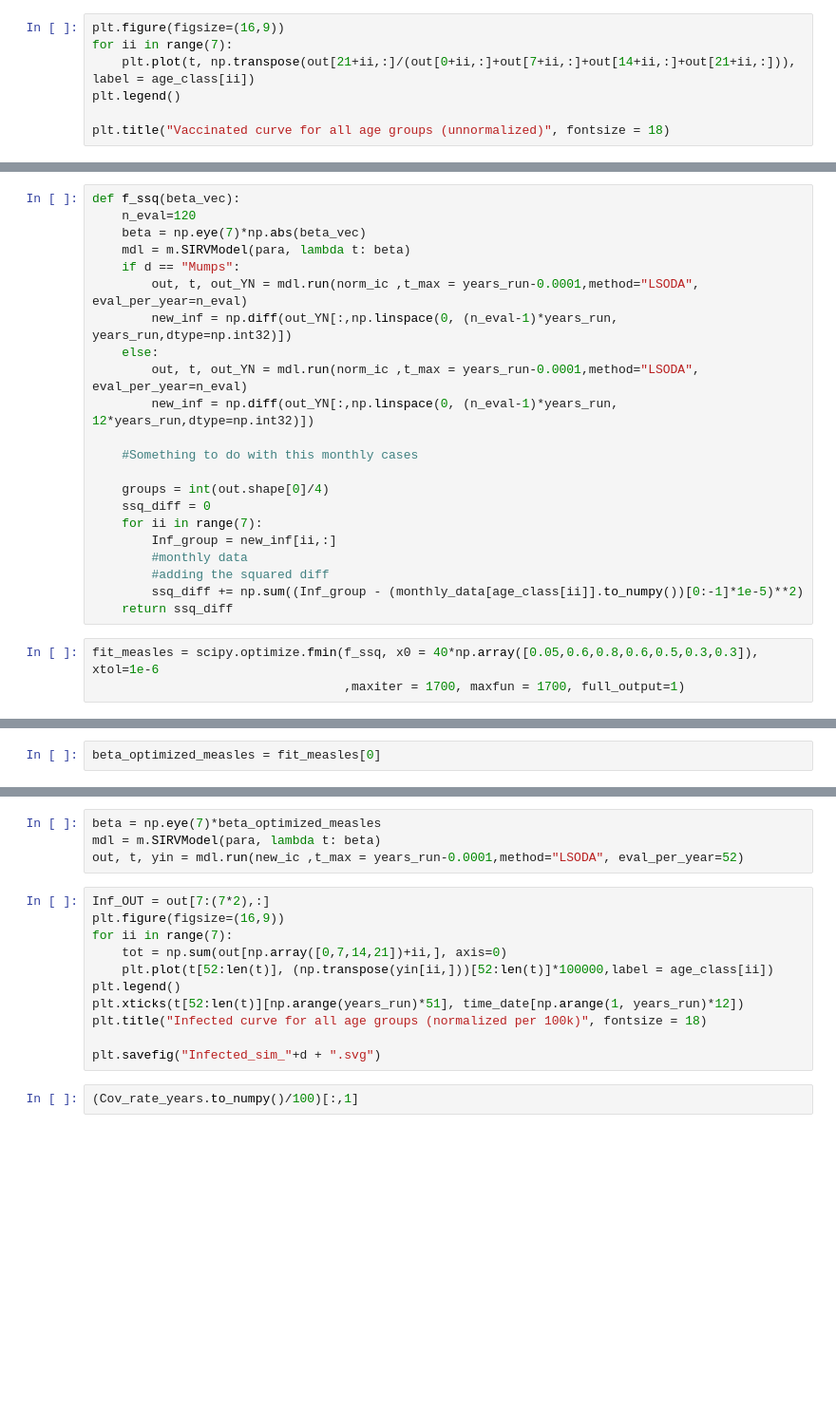
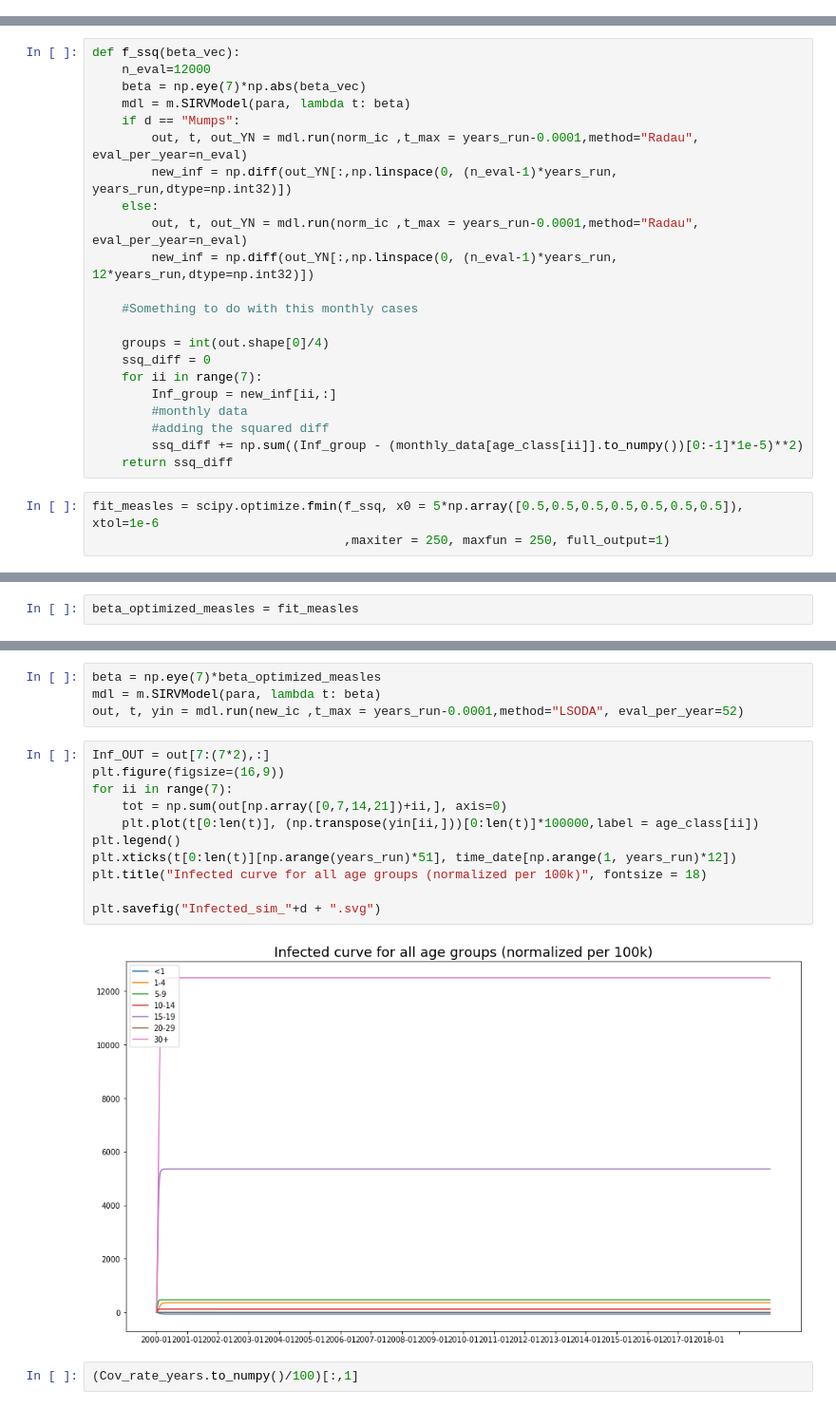
Before and after one commit to dhelekal/EpiRSG2020, a Jupyter notebook: model/Simulation_from_data.ipynb, the cells around one changed output, grey strips where cells are left out. Shown at 95% size. Cells and saved outputs as stored; diff of their text form; blank space fills up the shorter version.

```diff
--- a/model/Simulation_from_data.ipynb
+++ b/model/Simulation_from_data.ipynb
@@ -205,7 +204,0 @@ if d == "Mumps":
-# %%
-plt.figure(figsize=(16,9))
-for ii in range(7):
-    plt.plot(t, np.transpose(out[21+ii,:]/(out[0+ii,:]+out[7+ii,:]+out[14+ii,:]+out[21+ii,:])), label = age_class[ii])
-plt.legend()
-
-plt.title("Vaccinated curve for all age groups (unnormalized)", fontsize = 18)
@@ -216,14 +213,14 @@ Text(0.5, 1.0, 'Vaccinated curve for all age groups (unnormalized)')
 monthly_data_cut = monthly_data.iloc[0:(monthly_data.shape[0]-12),:]
 # %%
 def f_ssq(beta_vec):
-    n_eval=120
+    n_eval=12000
     beta = np.eye(7)*np.abs(beta_vec)
     mdl = m.SIRVModel(para, lambda t: beta)
     if d == "Mumps":
-        out, t, out_YN = mdl.run(norm_ic ,t_max = years_run-0.0001,method="LSODA", eval_per_year=n_eval)
+        out, t, out_YN = mdl.run(norm_ic ,t_max = years_run-0.0001,method="Radau", eval_per_year=n_eval)
         new_inf = np.diff(out_YN[:,np.linspace(0, (n_eval-1)*years_run, years_run,dtype=np.int32)])
     else:
-        out, t, out_YN = mdl.run(norm_ic ,t_max = years_run-0.0001,method="LSODA", eval_per_year=n_eval)
+        out, t, out_YN = mdl.run(norm_ic ,t_max = years_run-0.0001,method="Radau", eval_per_year=n_eval)
         new_inf = np.diff(out_YN[:,np.linspace(0, (n_eval-1)*years_run, 12*years_run,dtype=np.int32)])
 
     #Something to do with this monthly cases
@@ -237,5 +234,5 @@ def f_ssq(beta_vec):
         ssq_diff += np.sum((Inf_group - (monthly_data[age_class[ii]].to_numpy())[0:-1]*1e-5)**2)
     return ssq_diff
 # %%
-fit_measles = scipy.optimize.fmin(f_ssq, x0 = 40*np.array([0.05,0.6,0.8,0.6,0.5,0.3,0.3]), xtol=1e-6
-                                  ,maxiter = 1700, maxfun = 1700, full_output=1)
+fit_measles = scipy.optimize.fmin(f_ssq, x0 = 5*np.array([0.5,0.5,0.5,0.5,0.5,0.5,0.5]), xtol=1e-6
+                                  ,maxiter = 250, maxfun = 250, full_output=1)
@@ -242,4 +241,4 @@ fit_measles = scipy.optimize.fmin(f_ssq, x0 = 40*np.array([0.05,0.6,0.8,0.6,0.5,
 # %%
-beta_optimized_measles = fit_measles[0]
+beta_optimized_measles = fit_measles
 # %%
 beta_optimized_measles
@@ -256,13 +262,15 @@ out, t, yin = mdl.run(new_ic ,t_max = years_run-0.0001,method="LSODA", eval_per_
 # %%
 Inf_OUT = out[7:(7*2),:]
 plt.figure(figsize=(16,9))
 for ii in range(7):
     tot = np.sum(out[np.array([0,7,14,21])+ii,], axis=0)
-    plt.plot(t[52:len(t)], (np.transpose(yin[ii,]))[52:len(t)]*100000,label = age_class[ii])
+    plt.plot(t[0:len(t)], (np.transpose(yin[ii,]))[0:len(t)]*100000,label = age_class[ii])
 plt.legend()
-plt.xticks(t[52:len(t)][np.arange(years_run)*51], time_date[np.arange(1, years_run)*12])
+plt.xticks(t[0:len(t)][np.arange(years_run)*51], time_date[np.arange(1, years_run)*12])
 plt.title("Infected curve for all age groups (normalized per 100k)", fontsize = 18)
 
 plt.savefig("Infected_sim_"+d + ".svg")
+# %% [output]
+[figure, added]
 # %%
 (Cov_rate_years.to_numpy()/100)[:,1]
```
Also changed, not shown: parts of 9 cells of this notebook, 1 other file.
